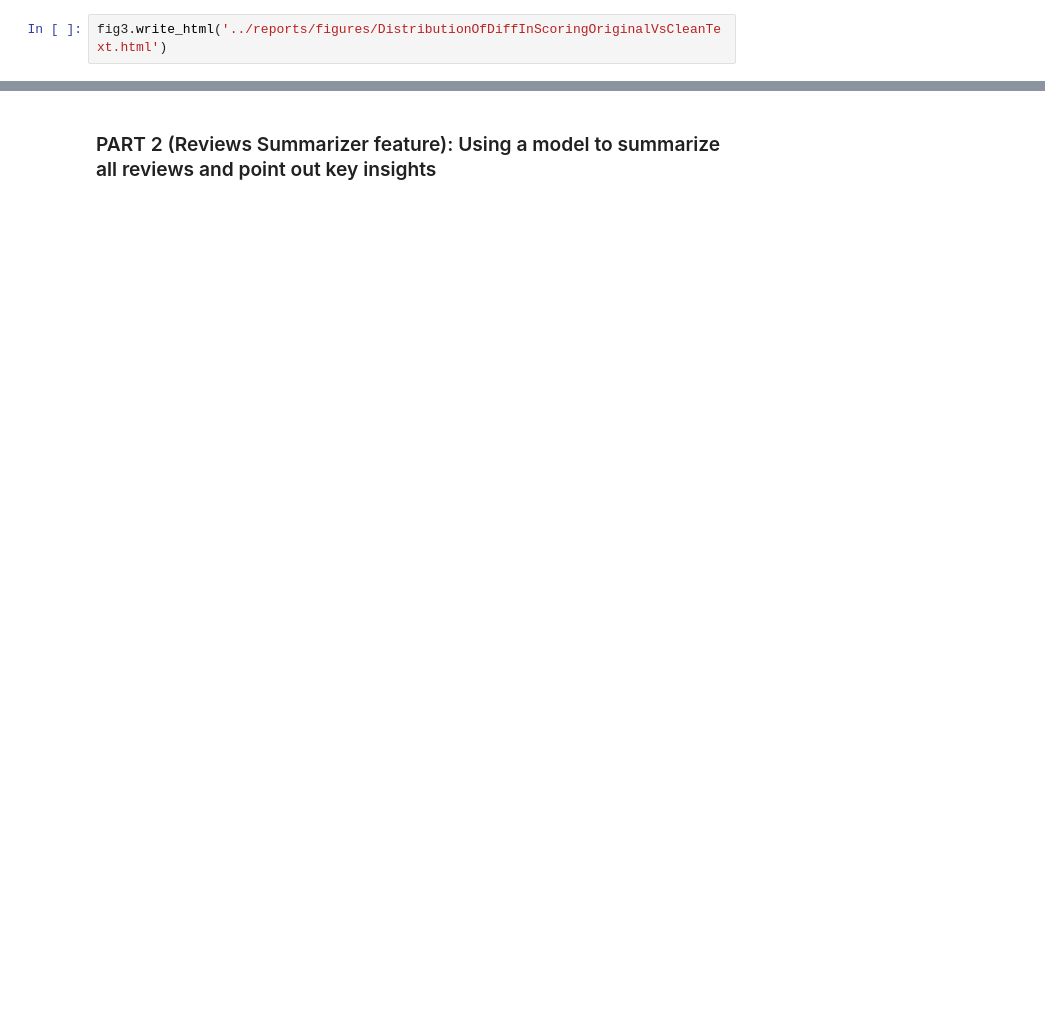
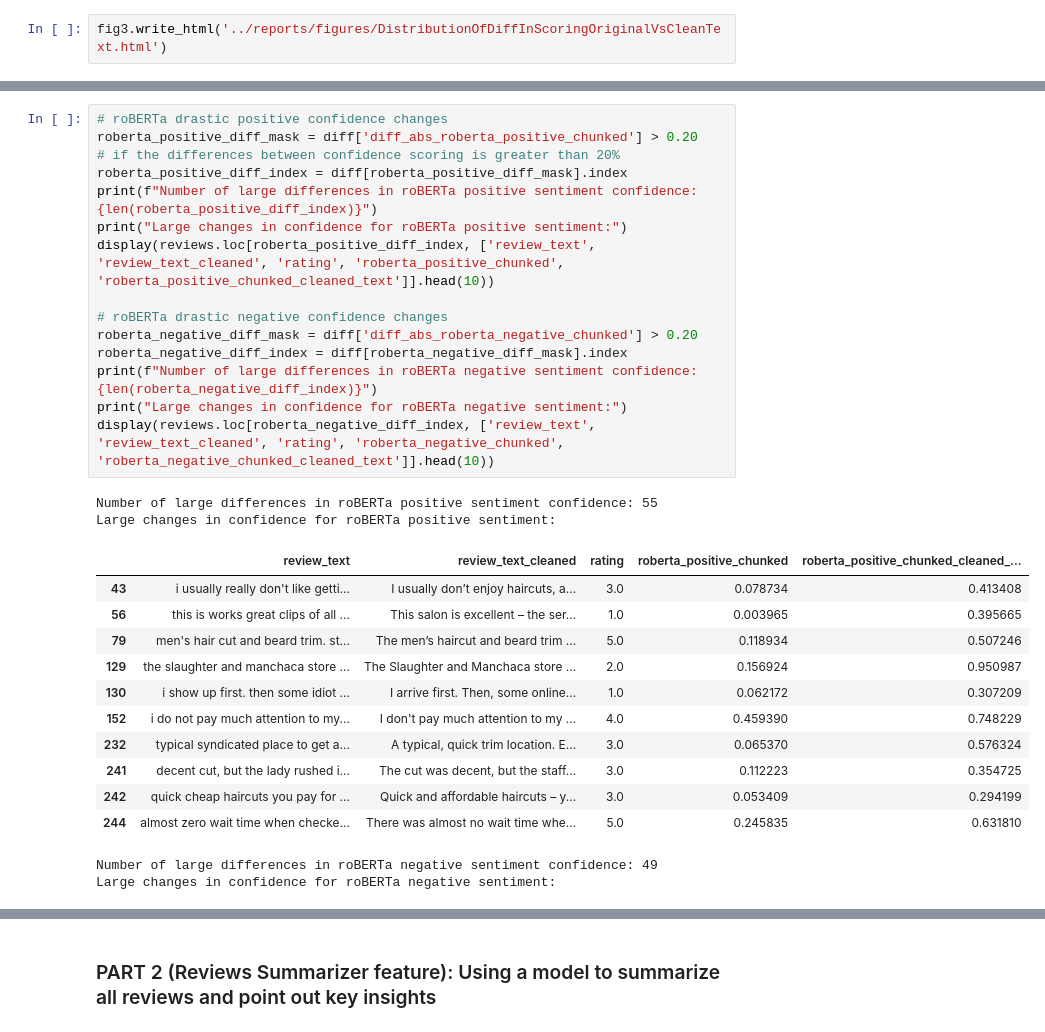
Before and after one commit to Austinedo/GC_sentiment_analysis, a Jupyter notebook: notebooks/sentiment_analysis.ipynb, the cells around one changed output, grey strips where cells are left out. Drawn from its saved outputs; the diff is of its cells as text; blank space fills up the shorter version.

```diff
--- a/notebooks/sentiment_analysis.ipynb
+++ b/notebooks/sentiment_analysis.ipynb
@@ -938,0 +969,30 @@ fig3.write_html('../reports/figures/DistributionOfDiffInScoringOriginalVsCleanTe
+# %%
+# roBERTa drastic positive confidence changes
+roberta_positive_diff_mask = diff['diff_abs_roberta_positive_chunked'] > 0.20   # if the differences between confidence scoring is greater than 20%
+roberta_positive_diff_index = diff[roberta_positive_diff_mask].index
+print(f"Number of large differences in roBERTa positive sentiment confidence: {len(roberta_positive_diff_index)}")
+print("Large changes in confidence for roBERTa positive sentiment:")
+display(reviews.loc[roberta_positive_diff_index, ['review_text', 'review_text_cleaned', 'rating', 'roberta_positive_chunked', 'roberta_positive_chunked_cleaned_text']].head(10))
+
+# roBERTa drastic negative confidence changes
+roberta_negative_diff_mask = diff['diff_abs_roberta_negative_chunked'] > 0.20
+roberta_negative_diff_index = diff[roberta_negative_diff_mask].index
+print(f"Number of large differences in roBERTa negative sentiment confidence: {len(roberta_negative_diff_index)}")
+print("Large changes in confidence for roBERTa negative sentiment:")
+display(reviews.loc[roberta_negative_diff_index, ['review_text', 'review_text_cleaned', 'rating', 'roberta_negative_chunked', 'roberta_negative_chunked_cleaned_text']].head(10))
+# %% [output]
+Number of large differences in roBERTa positive sentiment confidence: 55
+Large changes in confidence for roBERTa positive sentiment:
+|  | review_text | review_text_cleaned | rating | roberta_positive_chunked | roberta_positive_chunked_cleaned_... |
+| 43 | i usually really don't like getti... | I usually don’t enjoy haircuts, a... | 3.0 | 0.078734 | 0.413408 |
+| 56 | this is works great clips of all ... | This salon is excellent – the ser... | 1.0 | 0.003965 | 0.395665 |
+| 79 | men's hair cut and beard trim. st... | The men’s haircut and beard trim ... | 5.0 | 0.118934 | 0.507246 |
+| 129 | the slaughter and manchaca store ... | The Slaughter and Manchaca store ... | 2.0 | 0.156924 | 0.950987 |
+| 130 | i show up first. then some idiot ... | I arrive first. Then, some online... | 1.0 | 0.062172 | 0.307209 |
+| 152 | i do not pay much attention to my... | I don't pay much attention to my ... | 4.0 | 0.459390 | 0.748229 |
+| 232 | typical syndicated place to get a... | A typical, quick trim location. E... | 3.0 | 0.065370 | 0.576324 |
+| 241 | decent cut, but the lady rushed i... | The cut was decent, but the staff... | 3.0 | 0.112223 | 0.354725 |
+| 242 | quick cheap haircuts you pay for ... | Quick and affordable haircuts – y... | 3.0 | 0.053409 | 0.294199 |
+| 244 | almost zero wait time when checke... | There was almost no wait time whe... | 5.0 | 0.245835 | 0.631810 |
+Number of large differences in roBERTa negative sentiment confidence: 49
+Large changes in confidence for roBERTa negative sentiment:
```
Also changed, not shown: parts of 16 cells of this notebook.
